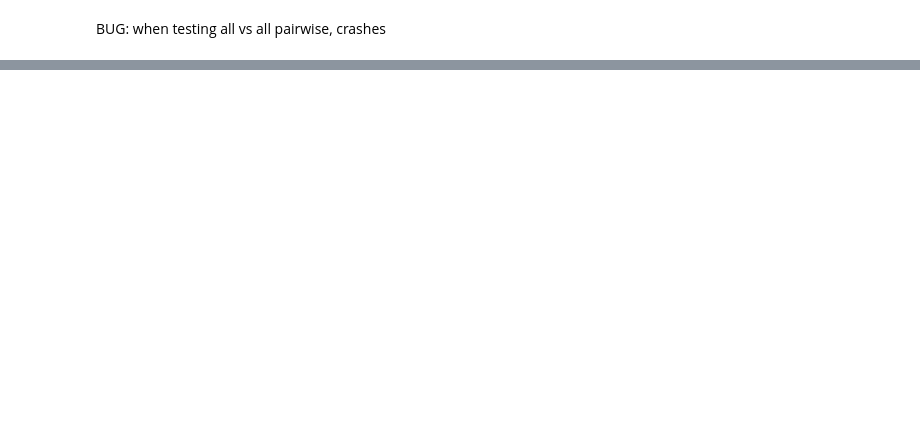
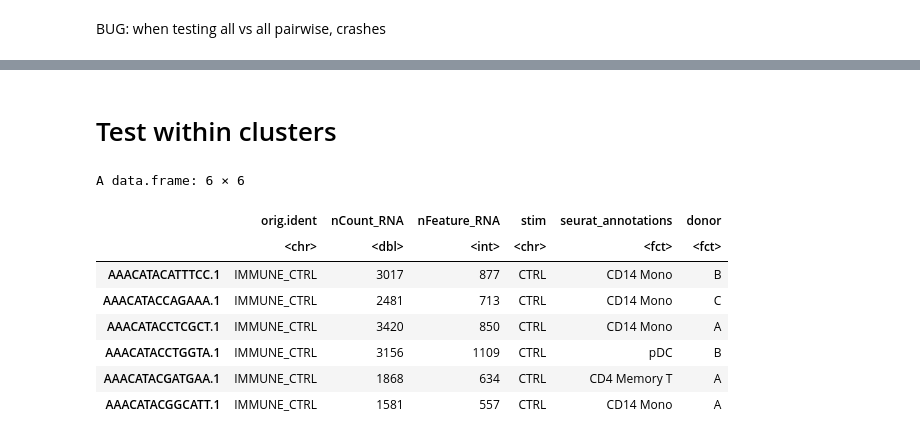
Before and after one commit to immunogenomics/presto, a Jupyter notebook: vignettes/pseudobulk.ipynb, the cells around one changed output, grey strips where cells are left out. Drawn from its saved outputs; the diff is of its cells as text; code cells hidden in the pictures; blank space fills up the shorter version.

```diff
--- a/vignettes/pseudobulk.ipynb
+++ b/vignettes/pseudobulk.ipynb
@@ -330,5 +272,5 @@ dge_pairs_max %>%
     subset(stat > 0) %>%
     dplyr::arrange(-stat) %>%
     head()
-# %% [markdown]
-#
+# %% [markdown]
+# Test within clusters
@@ -334,0 +285,12 @@ dge_pairs_max %>%
+# %%
+head(ifnb@meta.data)
+# %% [output]
+A data.frame: 6 × 6
+|  | orig.ident | nCount_RNA | nFeature_RNA | stim | seurat_annotations | donor |
+|  | <chr> | <dbl> | <int> | <chr> | <fct> | <fct> |
+| AAACATACATTTCC.1 | IMMUNE_CTRL | 3017 | 877 | CTRL | CD14 Mono | B |
+| AAACATACCAGAAA.1 | IMMUNE_CTRL | 2481 | 713 | CTRL | CD14 Mono | C |
+| AAACATACCTCGCT.1 | IMMUNE_CTRL | 3420 | 850 | CTRL | CD14 Mono | A |
+| AAACATACCTGGTA.1 | IMMUNE_CTRL | 3156 | 1109 | CTRL | pDC | B |
+| AAACATACGATGAA.1 | IMMUNE_CTRL | 1868 | 634 | CTRL | CD4 Memory T | A |
+| AAACATACGGCATT.1 | IMMUNE_CTRL | 1581 | 557 | CTRL | CD14 Mono | A |
```
Also changed, not shown: parts of 34 cells of this notebook, 1 other file.
